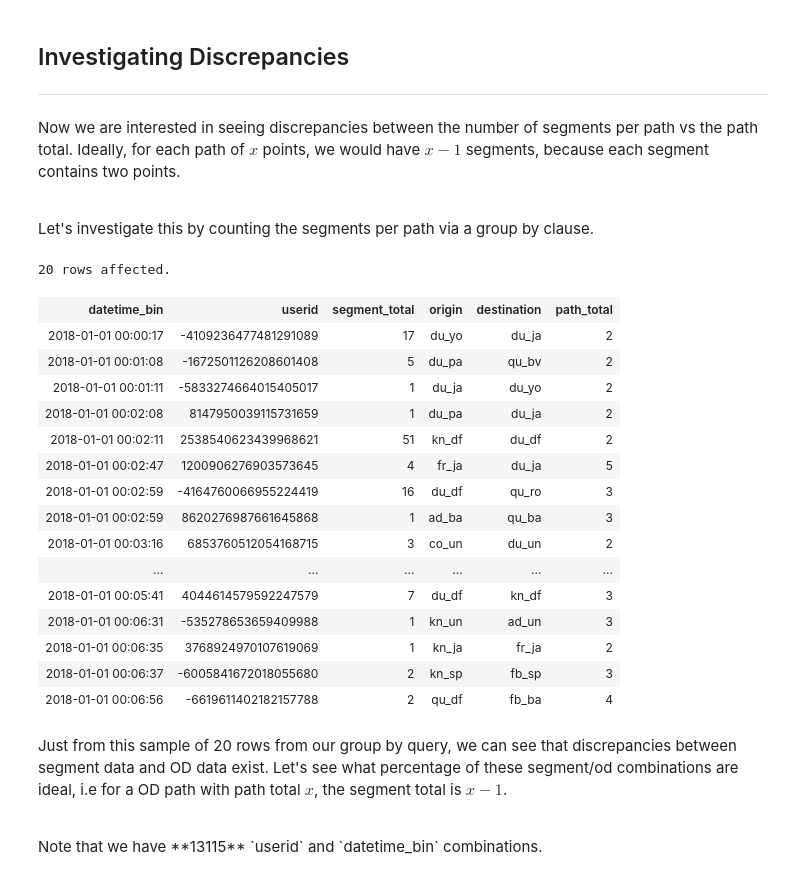
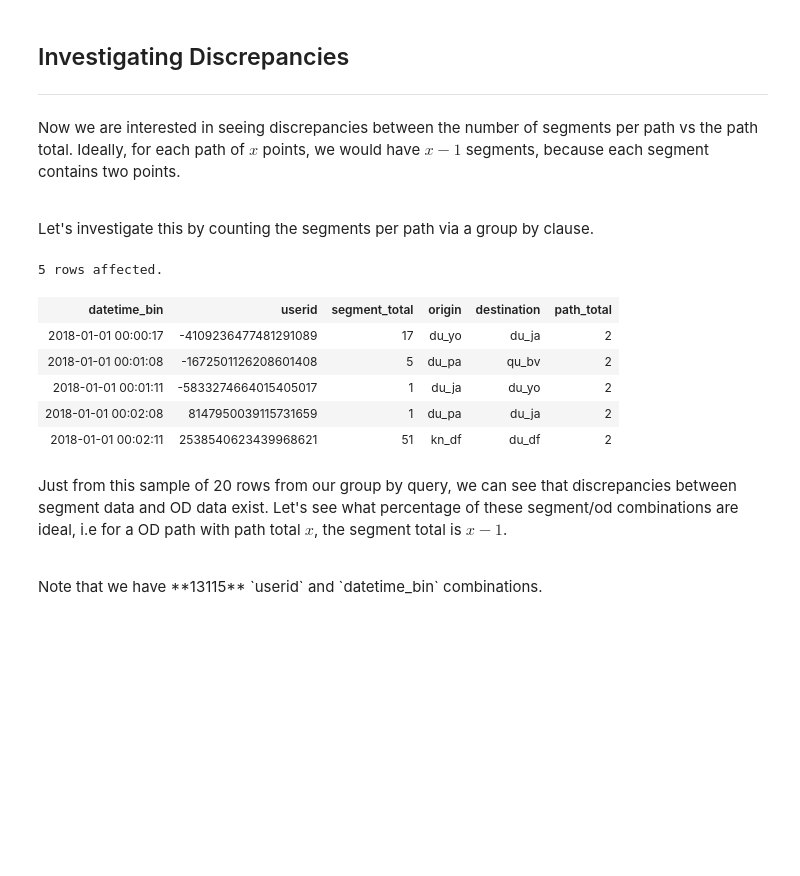
Before and after one commit to CityofToronto/bdit_data-sources, a Jupyter notebook: bluetooth/od/od analysis.ipynb, the cells around one changed output. Saved outputs shown, nothing was run; the diff lists cells and outputs as text; code cells hidden in the pictures; blank space fills up the shorter version.

```diff
--- a/bluetooth/od/od analysis.ipynb
+++ b/bluetooth/od/od analysis.ipynb
@@ -258,36 +231,26 @@ Now we are interested in seeing discrepancies between the number of segments per
 # %%
 %%sql
 
 WITH final as(
 SELECT complete.datetime_bin, complete.userid, complete.start as origin, complete.end as destination, complete.path_total, startpoint_name as segment_start, endpoint_name as segment_end
 FROM segs
 LEFT JOIN alouis2.complete
 ON segs.datetime_bin::date = complete.datetime_bin::date
 AND segs.userid = complete.userid
 WHERE path_total > 1)
 
 SELECT datetime_bin, userid, count(distinct(final.*)) as segment_total, origin, destination, path_total
 FROM final
 GROUP BY datetime_bin, userid, origin, destination, path_total
-LIMIT 20
+LIMIT 5
 # %% [output]
-20 rows affected.
+5 rows affected.
 | datetime_bin | userid | segment_total | origin | destination | path_total |
 | 2018-01-01 00:00:17 | -4109236477481291089 | 17 | du_yo | du_ja | 2 |
 | 2018-01-01 00:01:08 | -1672501126208601408 | 5 | du_pa | qu_bv | 2 |
 | 2018-01-01 00:01:11 | -5833274664015405017 | 1 | du_ja | du_yo | 2 |
 | 2018-01-01 00:02:08 | 8147950039115731659 | 1 | du_pa | du_ja | 2 |
 | 2018-01-01 00:02:11 | 2538540623439968621 | 51 | kn_df | du_df | 2 |
-| 2018-01-01 00:02:47 | 1200906276903573645 | 4 | fr_ja | du_ja | 5 |
-| 2018-01-01 00:02:59 | -4164760066955224419 | 16 | du_df | qu_ro | 3 |
-| 2018-01-01 00:02:59 | 8620276987661645868 | 1 | ad_ba | qu_ba | 3 |
-| 2018-01-01 00:03:16 | 6853760512054168715 | 3 | co_un | du_un | 2 |
-| ... | ... | ... | ... | ... | ... |
-| 2018-01-01 00:05:41 | 4044614579592247579 | 7 | du_df | kn_df | 3 |
-| 2018-01-01 00:06:31 | -535278653659409988 | 1 | kn_un | ad_un | 3 |
-| 2018-01-01 00:06:35 | 3768924970107619069 | 1 | kn_ja | fr_ja | 2 |
-| 2018-01-01 00:06:37 | -6005841672018055680 | 2 | kn_sp | fb_sp | 3 |
-| 2018-01-01 00:06:56 | -6619611402182157788 | 2 | qu_df | fb_ba | 4 |
 # %% [markdown]
 Just from this sample of 20 rows from our group by query, we can see that discrepancies between segment data and OD data exist. Let's see what percentage of these segment/od combinations are ideal, i.e for a OD path with path total $x$, the segment total is $x-1$.
 
```
Also changed, not shown: parts of 17 cells of this notebook.
